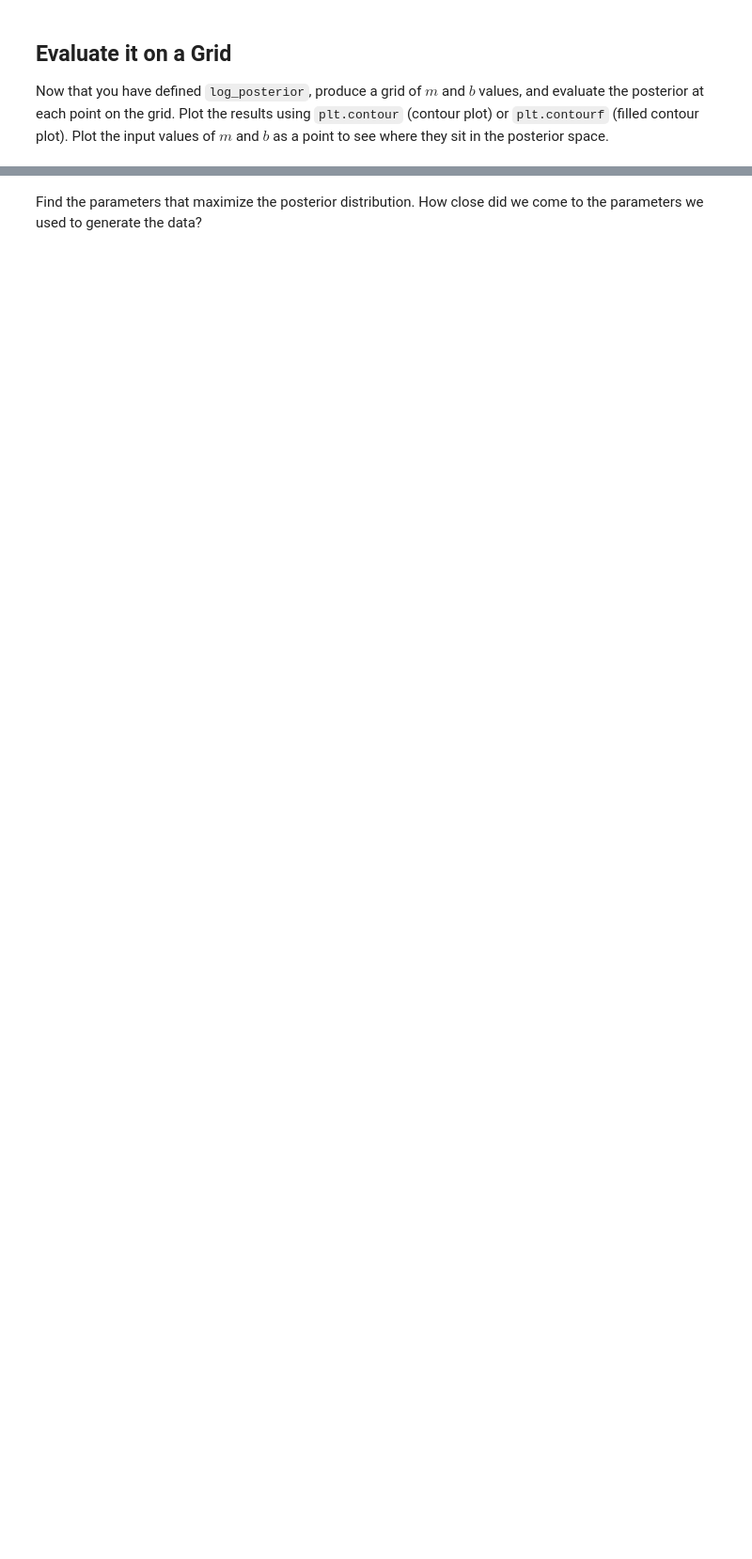
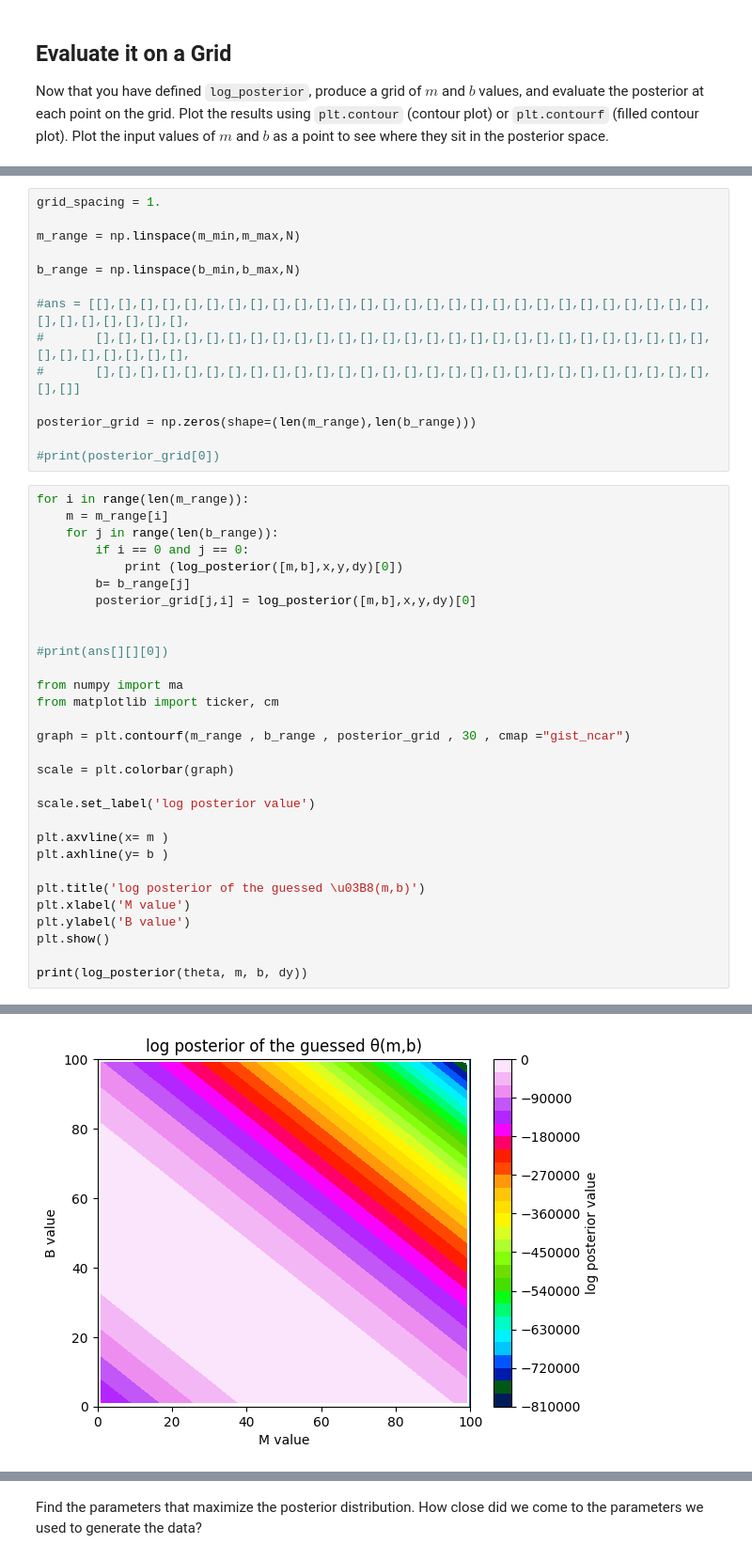
Before and after one commit to ASTR154/bayesian-statistics, a Jupyter notebook: monte_carlo_line_fitting.ipynb, the cells around one changed output, grey strips where cells are left out. Shown at 94% size. Saved outputs shown, nothing was run; the diff lists cells and outputs as text; blank space fills up the shorter version.

```diff
--- a/monte_carlo_line_fitting.ipynb
+++ b/monte_carlo_line_fitting.ipynb
@@ -189,0 +203,45 @@ print(log_posterior(theta, m, b, dy))
+# %%
+grid_spacing = 1.
+
+m_range = np.linspace(m_min,m_max,N)
+
+b_range = np.linspace(b_min,b_max,N)
+
+#ans = [[],[],[],[],[],[],[],[],[],[],[],[],[],[],[],[],[],[],[],[],[],[],[],[],[],[],[],[],[],[],[],[],[],[],[],
+#       [],[],[],[],[],[],[],[],[],[],[],[],[],[],[],[],[],[],[],[],[],[],[],[],[],[],[],[],[],[],[],[],[],[],[],
+#       [],[],[],[],[],[],[],[],[],[],[],[],[],[],[],[],[],[],[],[],[],[],[],[],[],[],[],[],[],[]]
+
+posterior_grid = np.zeros(shape=(len(m_range),len(b_range)))
+
+#print(posterior_grid[0])
+# %%
+for i in range(len(m_range)):
+    m = m_range[i]
+    for j in range(len(b_range)):
+        if i == 0 and j == 0:
+            print (log_posterior([m,b],x,y,dy)[0])
+        b= b_range[j]
+        posterior_grid[j,i] = log_posterior([m,b],x,y,dy)[0]
+
+
+#print(ans[][][0])
+
+from numpy import ma
+from matplotlib import ticker, cm
+
+graph = plt.contourf(m_range , b_range , posterior_grid , 30 , cmap ="gist_ncar")
+
+scale = plt.colorbar(graph)
+
+scale.set_label('log posterior value')
+
+plt.axvline(x= m )
+plt.axhline(y= b )
+
+plt.title('log posterior of the guessed \u03B8(m,b)')
+plt.xlabel('M value')
+plt.ylabel('B value')
+plt.show()
+
+print(log_posterior(theta, m, b, dy))
+# %% [output]
@@ -189,0 +249 @@ print(log_posterior(theta, m, b, dy))
+[figure, added]
```
Also changed, not shown: parts of 5 cells of this notebook.
